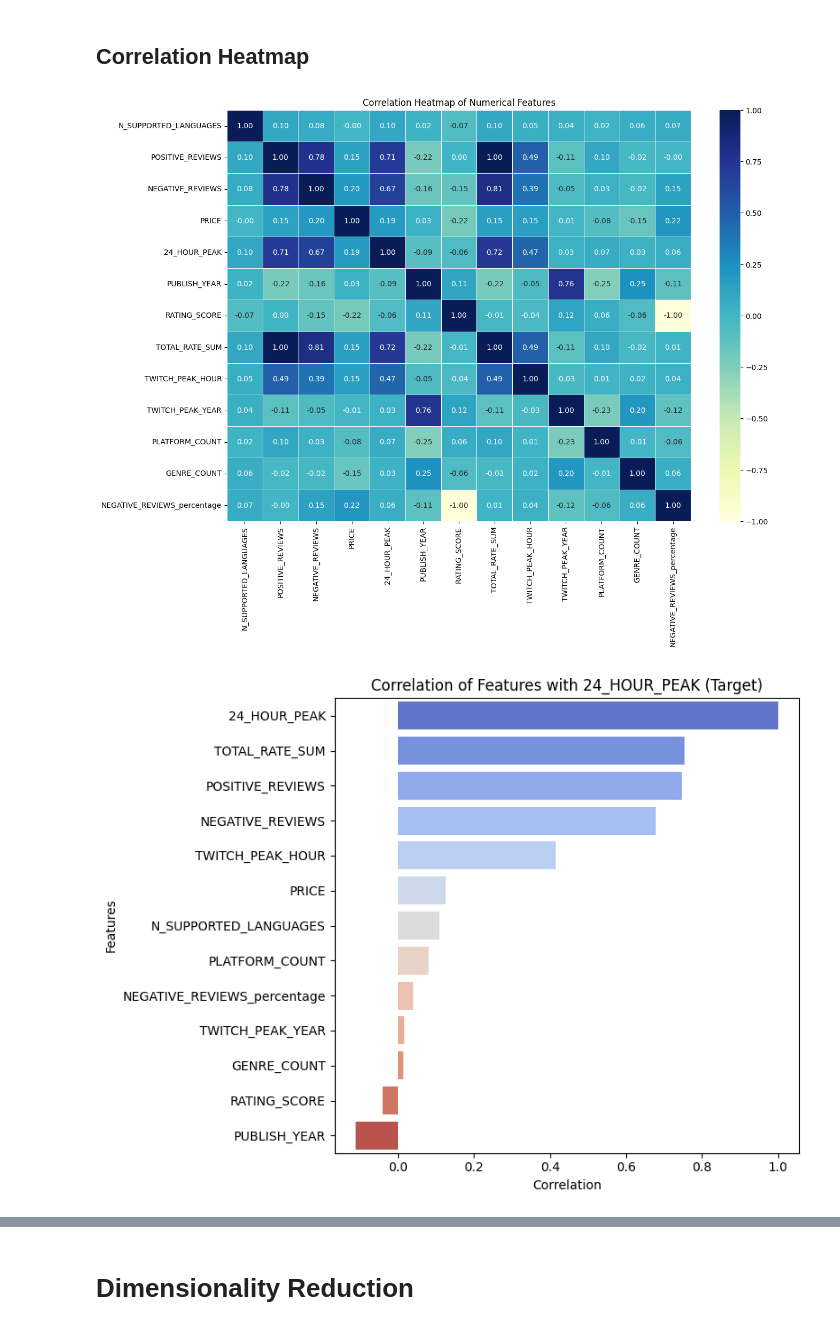
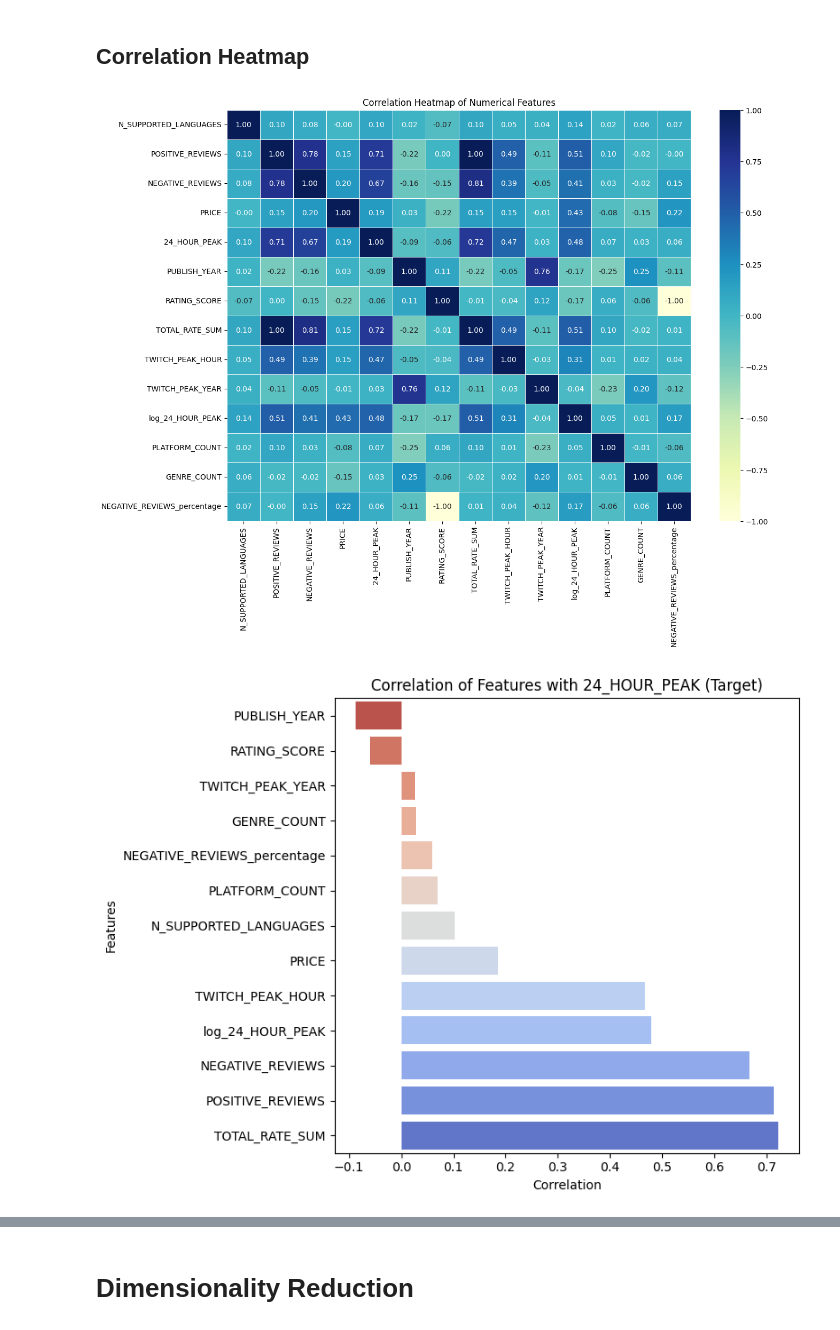
Before and after one commit to F102M8/data-science-project, a Jupyter notebook: Analysis_Modeling.ipynb, the cells around one changed output, grey strips where cells are left out. Cells and saved outputs as stored; diff of their text form; code cells hidden in the pictures.

```diff
--- a/Analysis_Modeling.ipynb
+++ b/Analysis_Modeling.ipynb
@@ -332,0 +342,4 @@ Name: 24_HOUR_PEAK, dtype: float64
+# %%
+if 'log_24_HOUR_PEAK' not in df.columns:
+    df['log_24_HOUR_PEAK'] = np.log1p(df['24_HOUR_PEAK'])
+    numerical_features.append('log_24_HOUR_PEAK')
@@ -654,14 +695,16 @@ sns.heatmap(correlation_matrix, annot=True, cmap='YlGnBu', fmt='.2f', linewidths
 plt.title('Correlation Heatmap of Numerical Features')
 plt.show()
 # %% [output]
-[figure, old version]
+[figure, new version]
 # %%
+target_correlation = correlation_matrix['24_HOUR_PEAK'].drop('24_HOUR_PEAK').sort_values()
+
 plt.figure(figsize=(8, 6))
-sns.barplot(y=target_corr.index, x=target_corr, palette='coolwarm', orient='h')
+sns.barplot(y=target_correlation.index, x=target_correlation, palette='coolwarm_r', orient='h')
 plt.title('Correlation of Features with 24_HOUR_PEAK (Target)')
 plt.ylabel('Features')
 plt.xlabel('Correlation')
 plt.tight_layout()
 plt.show()
 # %% [output]
-[figure, old version]
+[figure, new version]
```
Also changed, not shown: parts of 66 cells of this notebook.
